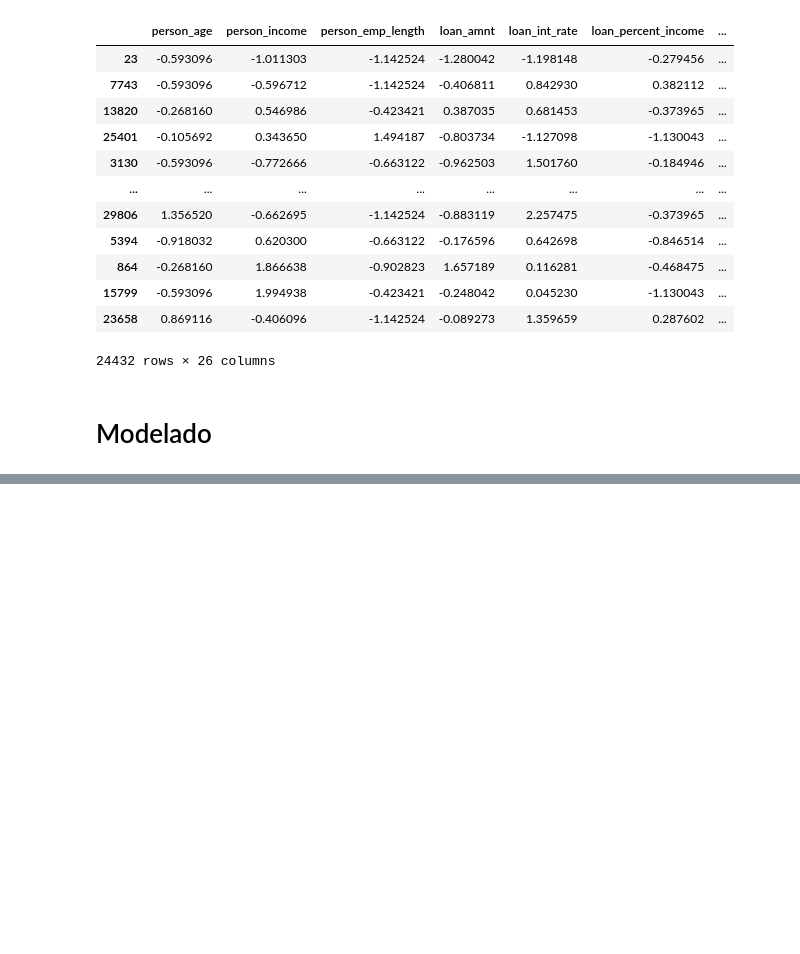
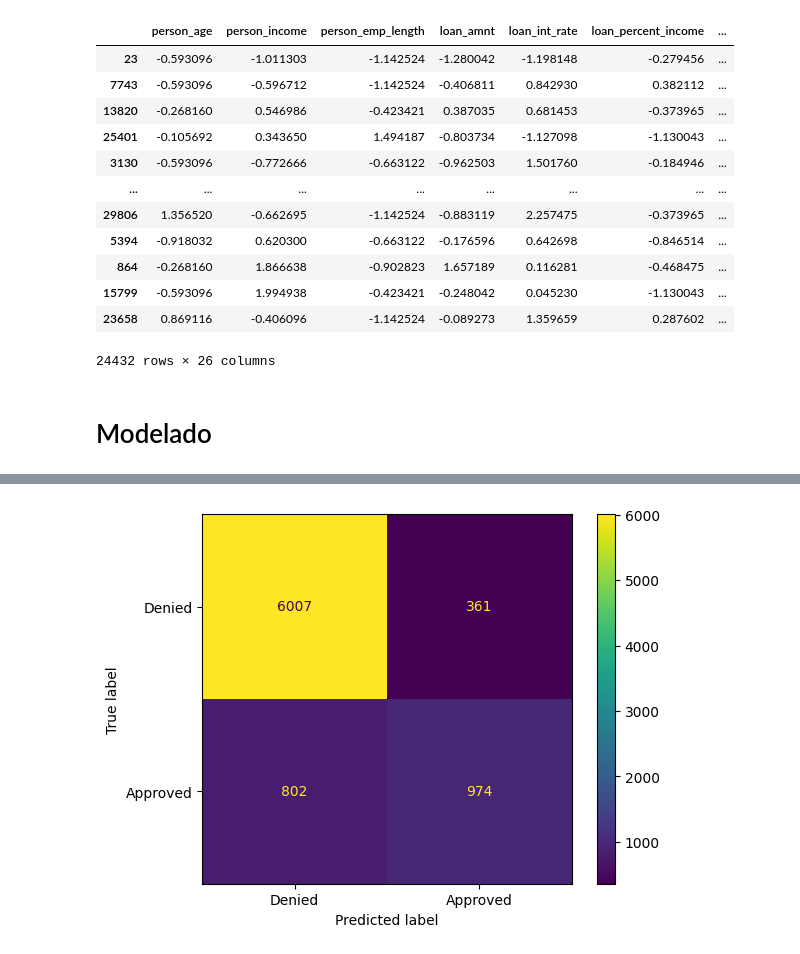
Before and after one commit to ch0fas/proyecto-final-aem, a Jupyter notebook: ProyectoFinal_E2_Sofia_Cesar.ipynb, the cells around one changed output, grey strips where cells are left out. Drawn from its saved outputs; the diff is of its cells as text; code cells hidden in the pictures; blank space fills up the shorter version.

```diff
--- a/ProyectoFinal_E2_Sofia_Cesar.ipynb
+++ b/ProyectoFinal_E2_Sofia_Cesar.ipynb
@@ -246,0 +353,13 @@ df_train_t
+# %%
+pipe_v4 = Pipeline(steps=[
+    ('feature_selection', VarianceThreshold()),
+    ('normalizer', Normalizer()),
+    ('dim_reduction', LinearDiscriminantAnalysis())
+])
+
+X_train_4 = pipe_v4.fit_transform(df_train_t, Y_train)
+X_test_4 = pipe_v4.transform(df_test_t)
+# %%
+model4 = LogisticRegression()
+model4.fit(X_train_4, Y_train)
+y_pred_4 = model4.predict(X_test_4)
@@ -246,0 +377,7 @@ df_train_t
+# %%
+cmv4 = confusion_matrix(Y_test, y_pred_4)
+cmv4_display = ConfusionMatrixDisplay(cmv4, display_labels=['Denied','Approved'])
+cmv4_display.plot()
+plt.show()
+# %% [output]
+[figure, added]
```
Also changed, not shown: parts of 19 cells of this notebook.
